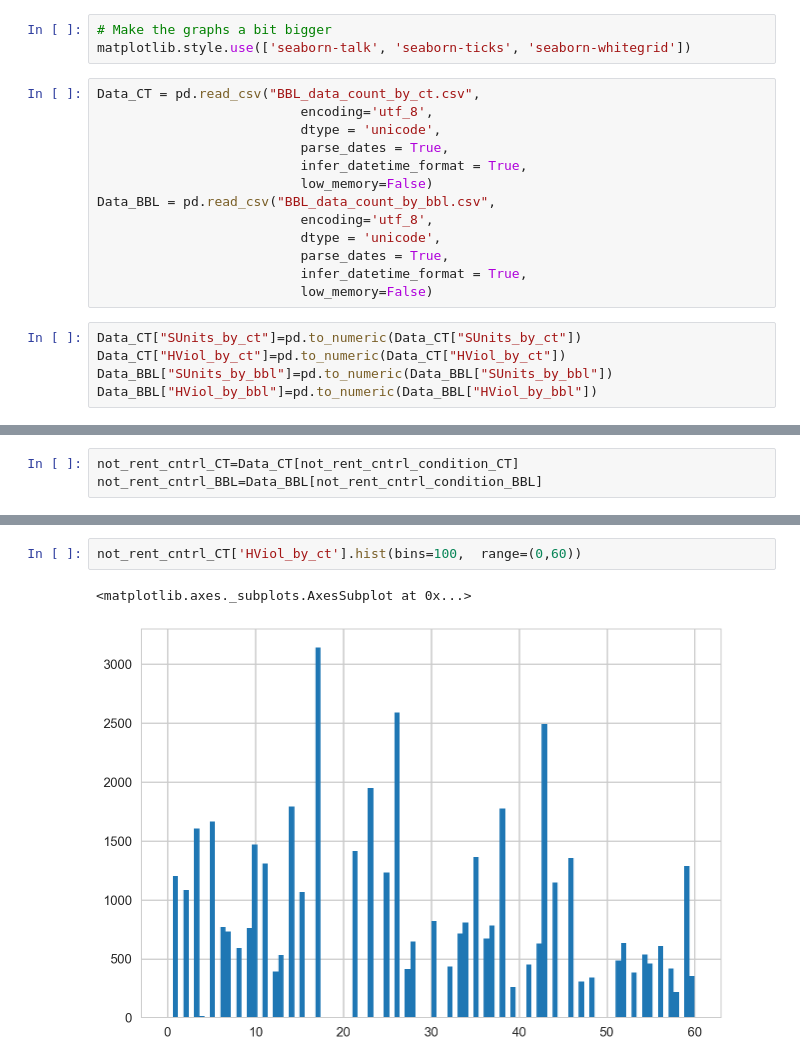
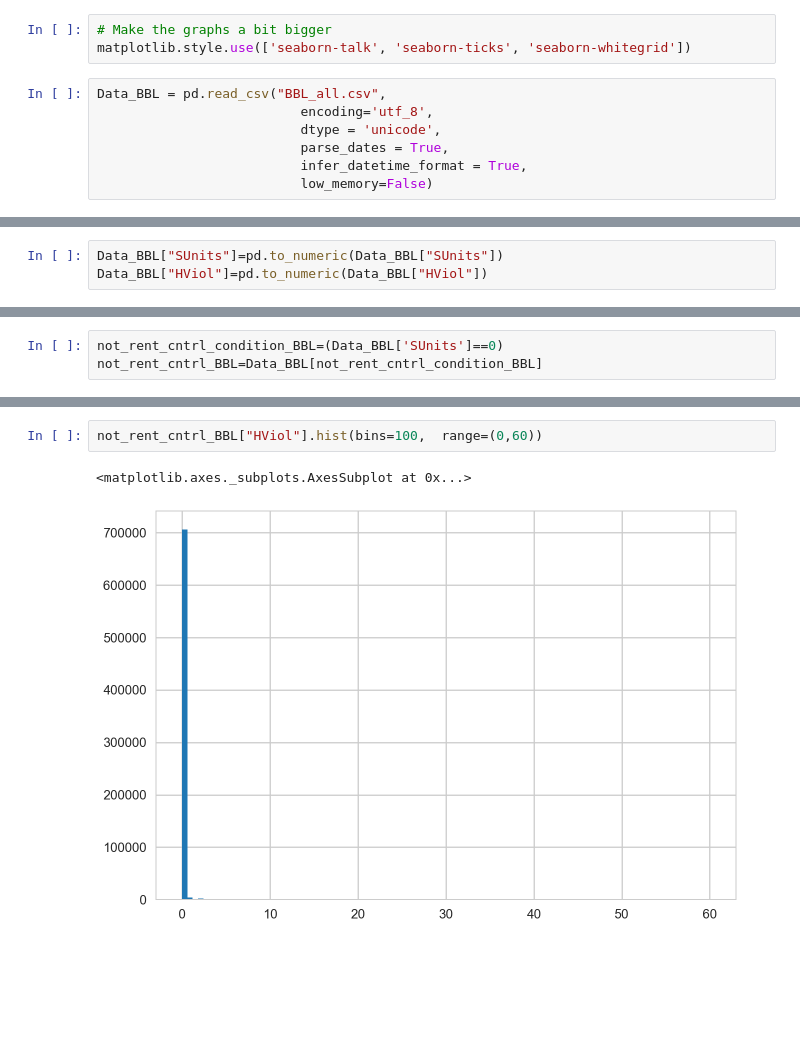
Before and after one commit to mwong9790/BBL_data_nyc, a Jupyter notebook: BBL_Analysis.ipynb, the cells around one changed output, grey strips where cells are left out. Drawn from its saved outputs; the diff is of its cells as text; blank space fills up the shorter version.

```diff
--- a/BBL_Analysis.ipynb
+++ b/BBL_Analysis.ipynb
@@ -11,20 +11,9 @@ import seaborn as sns
 # Make the graphs a bit bigger
 matplotlib.style.use(['seaborn-talk', 'seaborn-ticks', 'seaborn-whitegrid'])
 # %%
-Data_CT = pd.read_csv("BBL_data_count_by_ct.csv",
+Data_BBL = pd.read_csv("BBL_all.csv",
                           encoding='utf_8',
                           dtype = 'unicode',
                           parse_dates = True,
                           infer_datetime_format = True,
                           low_memory=False)
-Data_BBL = pd.read_csv("BBL_data_count_by_bbl.csv",
-                          encoding='utf_8',
-                          dtype = 'unicode',
-                          parse_dates = True,
-                          infer_datetime_format = True,
-                          low_memory=False)
-# %%
-Data_CT["SUnits_by_ct"]=pd.to_numeric(Data_CT["SUnits_by_ct"])
-Data_CT["HViol_by_ct"]=pd.to_numeric(Data_CT["HViol_by_ct"])
-Data_BBL["SUnits_by_bbl"]=pd.to_numeric(Data_BBL["SUnits_by_bbl"])
-Data_BBL["HViol_by_bbl"]=pd.to_numeric(Data_BBL["HViol_by_bbl"])
@@ -42,0 +20,3 @@ dtype: object
+# %%
+Data_BBL["SUnits"]=pd.to_numeric(Data_BBL["SUnits"])
+Data_BBL["HViol"]=pd.to_numeric(Data_BBL["HViol"])
@@ -75,3 +58,3 @@ not_rent_cntrl_condition_BBL=(Data_BBL['SUnits_by_bbl']==0)
 # %%
-not_rent_cntrl_CT=Data_CT[not_rent_cntrl_condition_CT]
+not_rent_cntrl_condition_BBL=(Data_BBL['SUnits']==0)
 not_rent_cntrl_BBL=Data_BBL[not_rent_cntrl_condition_BBL]
@@ -107,5 +78,5 @@ rent_cntrl_CT["HViol_by_ct"].hist(bins=100,  range=(0,60))
 # %%
-not_rent_cntrl_CT['HViol_by_ct'].hist(bins=100,  range=(0,60))
+not_rent_cntrl_BBL["HViol"].hist(bins=100,  range=(0,60))
 # %% [output]
 <matplotlib.axes._subplots.AxesSubplot at 0x...>
-[figure, old version]
+[figure, new version]
```
Also changed, not shown: parts of 12 cells of this notebook.
